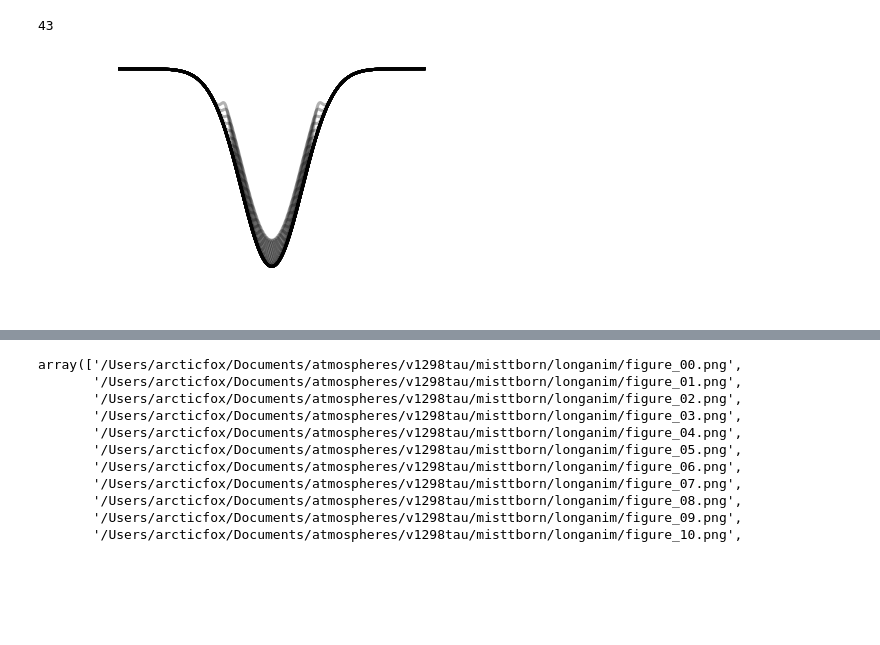
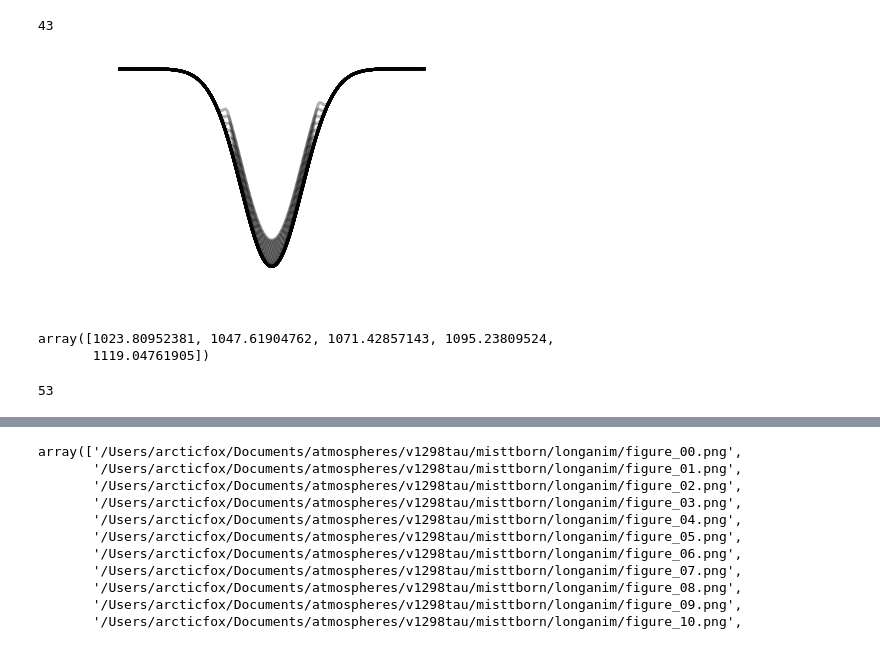
Before and after one commit to afeinstein20/doppler_tomography, a Jupyter notebook: notebooks/example_gif.ipynb, the cells around one changed output, grey strips where cells are left out. Saved outputs shown, nothing was run; the diff lists cells and outputs as text; code cells hidden in the pictures; blank space fills up the shorter version.

```diff
--- a/notebooks/example_gif.ipynb
+++ b/notebooks/example_gif.ipynb
@@ -98,20 +100,27 @@ len(centers)
 # %%
 centers = np.linspace(656.0, 656.6, len(time)-10)
 x = np.linspace(655.3,657.3,1000)
 yerr = np.full(len(x), 0.001)
 
 linemodels = np.zeros((len(time), len(x)))
 
-for i in range(len(centers)):
+
+for i in range(len(time)):
 
     y = upside_down_gauss(x, 656.3, 0.2, 0.5)
 
-    yp = gauss(x, centers[i], 0.03, 1e-2)
+    if i < 6:
+        linemodels[i] = y+0.0
 
-    yp[yp<0.005]=np.nan
-    new = yp+y
-    y[yp>0.005]=yp[yp>0.005]+y[yp>0.005]
-    linemodels[i+5] = y
+    elif i >= 6 and i <= 47:
+        yp = gauss(x, centers[i-5], 0.03, 1e-2)
+        yp[yp<0.005]=np.nan
+        y[yp>0.005]=yp[yp>0.005]+y[yp>0.005]
+        linemodels[i] = y
+
+    else:
+        linemodels[i] = y+0.0
+
     plt.plot(x, y, 'k', lw=3, alpha=0.3)
 # %% [output]
-[figure, old version]
+[figure, new version]
@@ -120,5 +130,12 @@ grid = discrete_star(100)
+# %%
+np.nanmedian(np.diff(centers))*np.arange(43,48,1)
+# %% [output]
+array([1023.80952381, 1047.61904762, 1071.42857143, 1095.23809524,
+       1119.04761905])
 # %%
-rsize=100
+rsize=1000
+
+grid = discrete_star(rsize)
 rstar = rsize/2.0
 rprstar = 0.04246
 equator = rsize/2.0
@@ -127,13 +144,18 @@ duration = ( 4.66 * units.hour).to(units.day).value
 time_start_ind=5
 planet_steps = np.arange(5,53-5,1)
 centers = np.linspace(0, rsize, len(planet_steps))
+centers = np.append(np.nanmedian(np.diff(centers))*np.arange(-5,0,1),
+                    centers)
+centers = np.append(centers,
+                    np.nanmedian(np.diff(centers))*np.arange(43,48,1))
+print(len(centers))
 
-planet_masked = np.zeros((len(centers), grid.shape[0], rsize))
+planet_masked = np.zeros((len(centers), grid.shape[0], wider_grid.shape[1]))
 equator = int(grid.shape[0]/2)
 
 
 for i in range(len(centers)):
-    ap = CircularAperture(r=5.0, positions=[centers[i], equator])
+    ap = CircularAperture(r=30.0, positions=[centers[i]+300, equator])
     mask = ap.to_mask()
 
     image = mask.to_image(shape=(planet_masked[0].shape))
@@ -145,3 +167,5 @@ for i in range(len(centers)):
     fullmask[xr, yr]=0.0
     planet_masked[i] = fullmask
     #np.save('planet_mask_{0:03d}.npy', int_img)
+# %% [output]
+53
```
Also changed, not shown: parts of 11 cells of this notebook.
